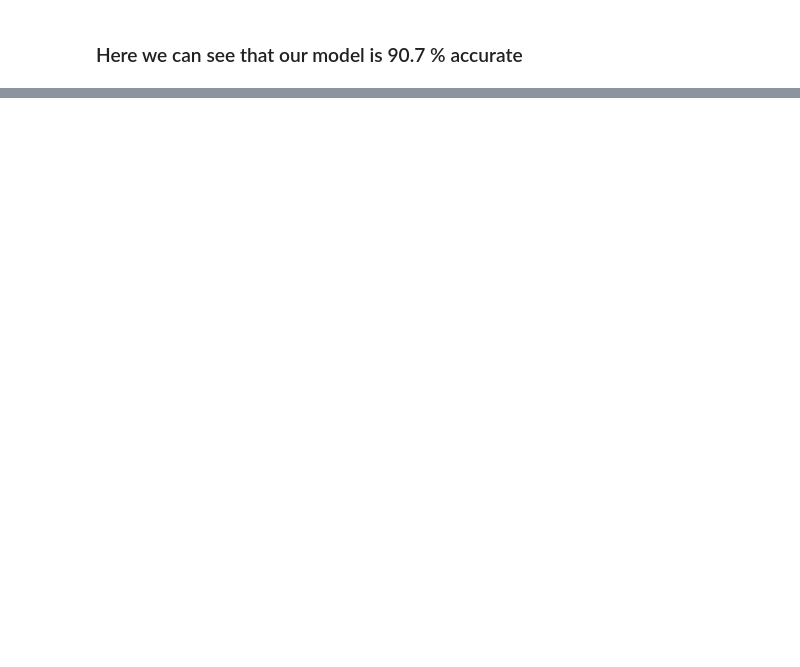
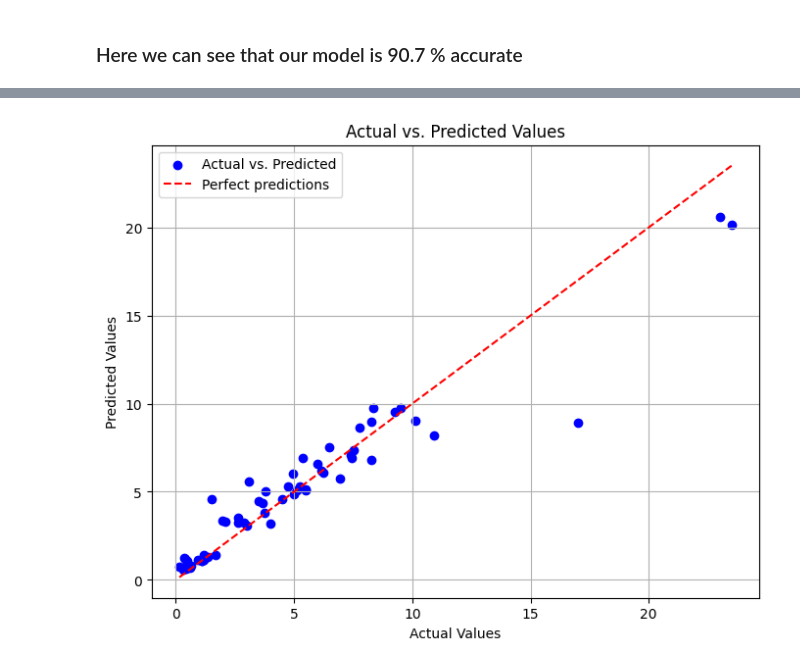
Before and after one commit to razanaqvi14/Cars-Price-Prediction, a Jupyter notebook: Cars Price Prediction.ipynb, the cells around one changed output, grey strips where cells are left out. Saved outputs shown, nothing was run; the diff lists cells and outputs as text; code cells hidden in the pictures; blank space fills up the shorter version.

```diff
--- a/Cars Price Prediction.ipynb
+++ b/Cars Price Prediction.ipynb
@@ -296,2 +296,5 @@ R-squared: 0.9097916950096957
 # %% [markdown]
 ### Here we can see that our model is 90.7 % accurate
+# %%
+y_actual = np.array(y_test)
+y_preds = np.array(y_pred)
@@ -297,0 +304,16 @@ R-squared: 0.9097916950096957
+# %%
+import matplotlib.pyplot as plt
+import numpy as np
+
+plt.figure(figsize=(8, 6))
+plt.scatter(y_actual, y_preds, color='blue', label='Actual vs. Predicted')
+plt.plot([min(y_actual), max(y_actual)], [min(y_actual), max(y_actual)], linestyle='--', color='red', label='Perfect predictions')
+
+plt.title('Actual vs. Predicted Values')
+plt.xlabel('Actual Values')
+plt.ylabel('Predicted Values')
+plt.legend()
+plt.grid(True)
+plt.show()
+# %% [output]
+[figure, added]
```
Also changed, not shown: parts of 6 cells of this notebook, 1 other file.
